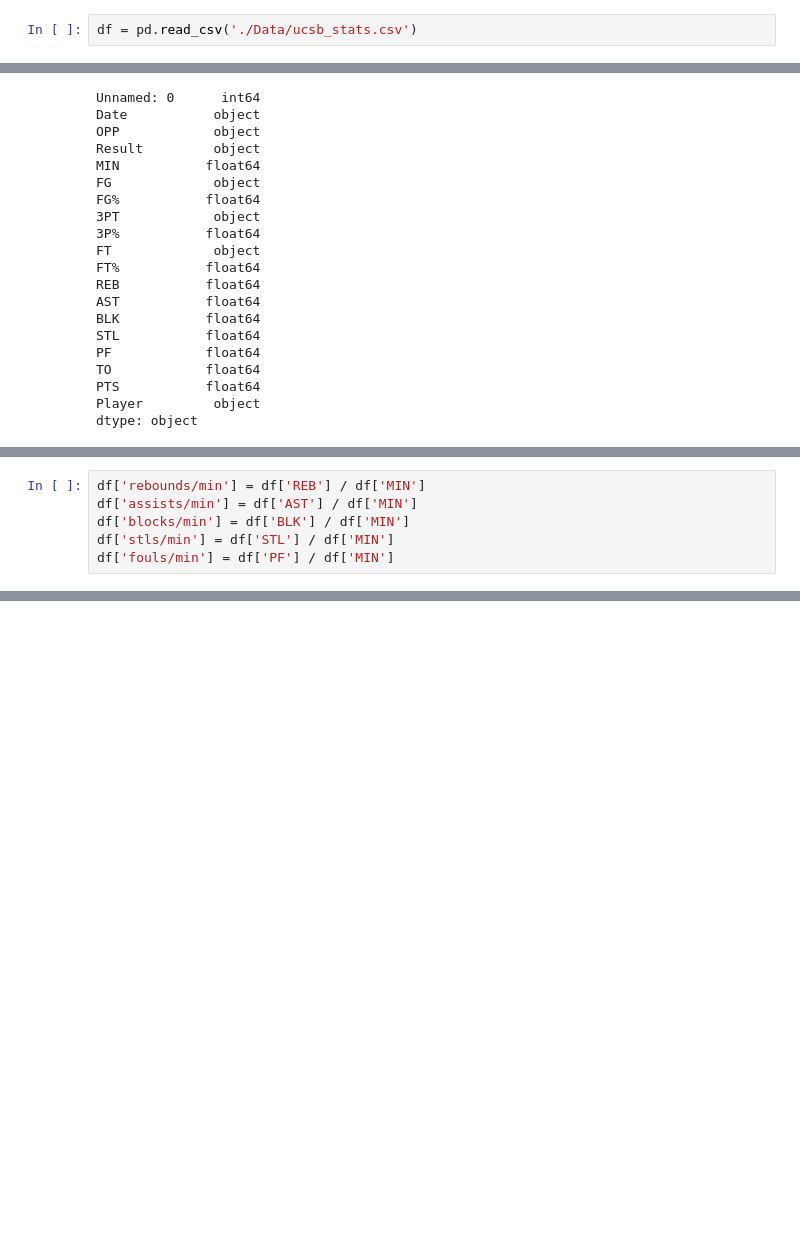
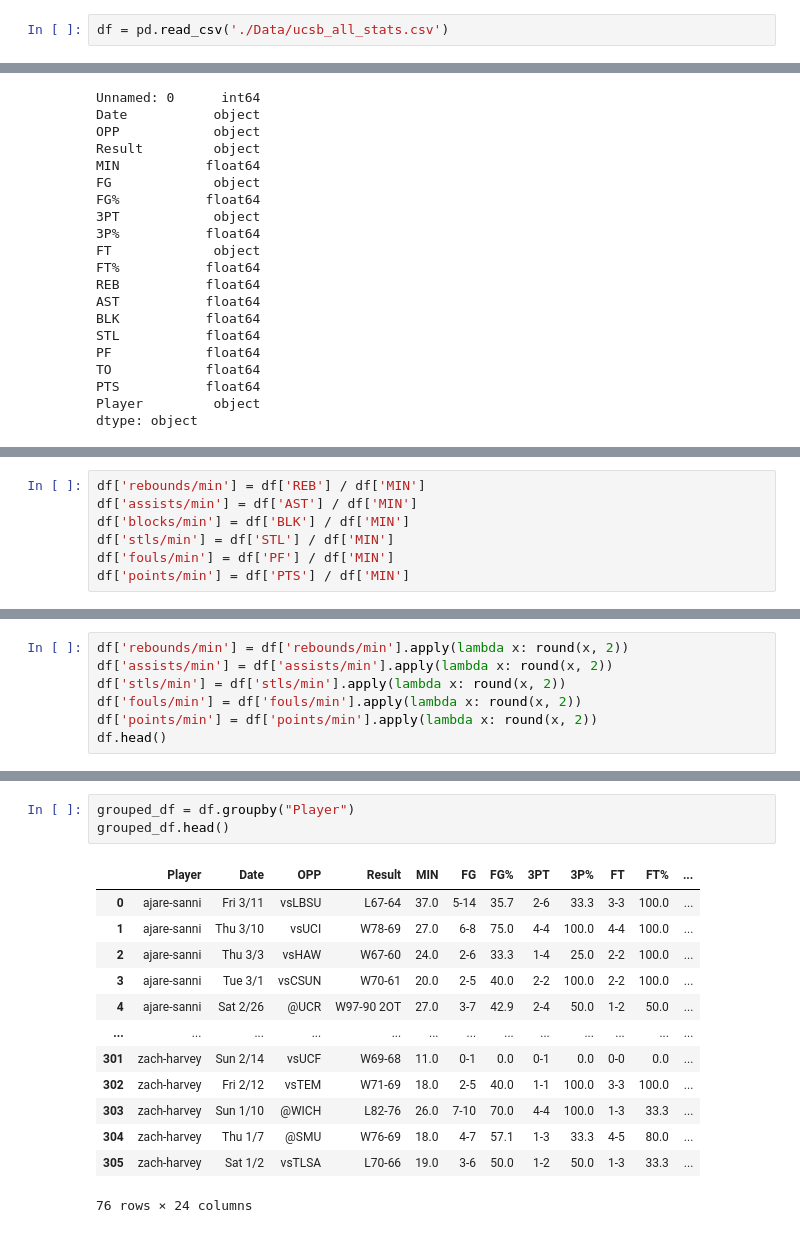
Before and after one commit to aothree/UCSB_Basketball_Analytics, a Jupyter notebook: analysis.ipynb, the cells around one changed output, grey strips where cells are left out. Cells and saved outputs as stored; diff of their text form; blank space fills up the shorter version.

```diff
--- a/analysis.ipynb
+++ b/analysis.ipynb
@@ -5,7 +5,7 @@ import seaborn as sns
 import matplotlib.pyplot as plt
 pd.options.display.max_columns = 999
 # %%
-df = pd.read_csv('./Data/ucsb_stats.csv')
+df = pd.read_csv('./Data/ucsb_all_stats.csv')
 # %%
 df.dtypes
 # %% [output]
@@ -55,3 +40,4 @@ df['assists/min'] = df['AST'] / df['MIN']
 df['blocks/min'] = df['BLK'] / df['MIN']
 df['stls/min'] = df['STL'] / df['MIN']
 df['fouls/min'] = df['PF'] / df['MIN']
+df['points/min'] = df['PTS'] / df['MIN']
@@ -89,3 +44,9 @@ Name: Player, dtype: int64
 # %%
+df['rebounds/min'] = df['rebounds/min'].apply(lambda x: round(x, 2))
+df['assists/min'] = df['assists/min'].apply(lambda x: round(x, 2))
+df['stls/min'] = df['stls/min'].apply(lambda x: round(x, 2))
+df['fouls/min'] = df['fouls/min'].apply(lambda x: round(x, 2))
+df['points/min'] = df['points/min'].apply(lambda x: round(x, 2))
+df.head()
 # %% [output]
 |  | Player | Date | OPP | Result | MIN | FG | FG% | 3PT | 3P% | FT | FT% | ... |
@@ -107,0 +136,17 @@ Name: Player, dtype: int64
+# %%
+grouped_df = df.groupby("Player")
+grouped_df.head()
+# %% [output]
+|  | Player | Date | OPP | Result | MIN | FG | FG% | 3PT | 3P% | FT | FT% | ... |
+| 0 | ajare-sanni | Fri 3/11 | vsLBSU | L67-64 | 37.0 | 5-14 | 35.7 | 2-6 | 33.3 | 3-3 | 100.0 | ... |
+| 1 | ajare-sanni | Thu 3/10 | vsUCI | W78-69 | 27.0 | 6-8 | 75.0 | 4-4 | 100.0 | 4-4 | 100.0 | ... |
+| 2 | ajare-sanni | Thu 3/3 | vsHAW | W67-60 | 24.0 | 2-6 | 33.3 | 1-4 | 25.0 | 2-2 | 100.0 | ... |
+| 3 | ajare-sanni | Tue 3/1 | vsCSUN | W70-61 | 20.0 | 2-5 | 40.0 | 2-2 | 100.0 | 2-2 | 100.0 | ... |
+| 4 | ajare-sanni | Sat 2/26 | @UCR | W97-90 2OT | 27.0 | 3-7 | 42.9 | 2-4 | 50.0 | 1-2 | 50.0 | ... |
+| ... | ... | ... | ... | ... | ... | ... | ... | ... | ... | ... | ... | ... |
+| 301 | zach-harvey | Sun 2/14 | vsUCF | W69-68 | 11.0 | 0-1 | 0.0 | 0-1 | 0.0 | 0-0 | 0.0 | ... |
+| 302 | zach-harvey | Fri 2/12 | vsTEM | W71-69 | 18.0 | 2-5 | 40.0 | 1-1 | 100.0 | 3-3 | 100.0 | ... |
+| 303 | zach-harvey | Sun 1/10 | @WICH | L82-76 | 26.0 | 7-10 | 70.0 | 4-4 | 100.0 | 1-3 | 33.3 | ... |
+| 304 | zach-harvey | Thu 1/7 | @SMU | W76-69 | 18.0 | 4-7 | 57.1 | 1-3 | 33.3 | 4-5 | 80.0 | ... |
+| 305 | zach-harvey | Sat 1/2 | vsTLSA | L70-66 | 19.0 | 3-6 | 50.0 | 1-2 | 50.0 | 1-3 | 33.3 | ... |
+76 rows × 24 columns
```
Also changed, not shown: parts of 14 cells of this notebook, 37 other files.
